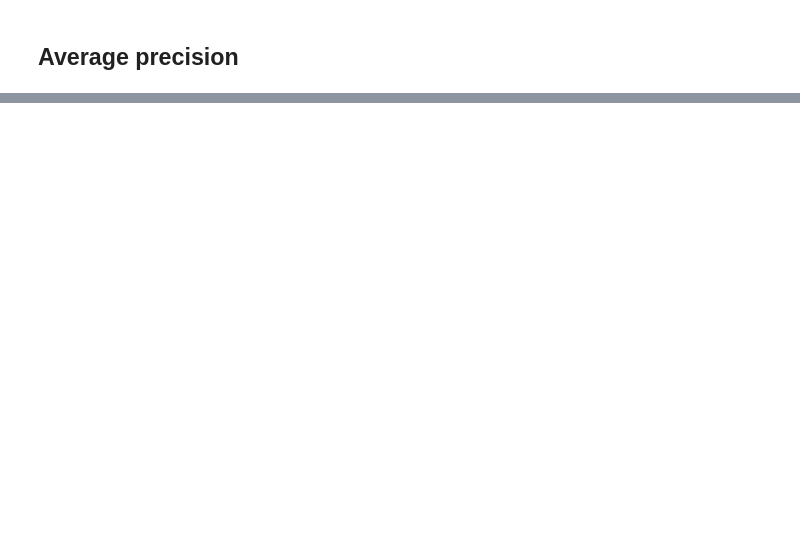
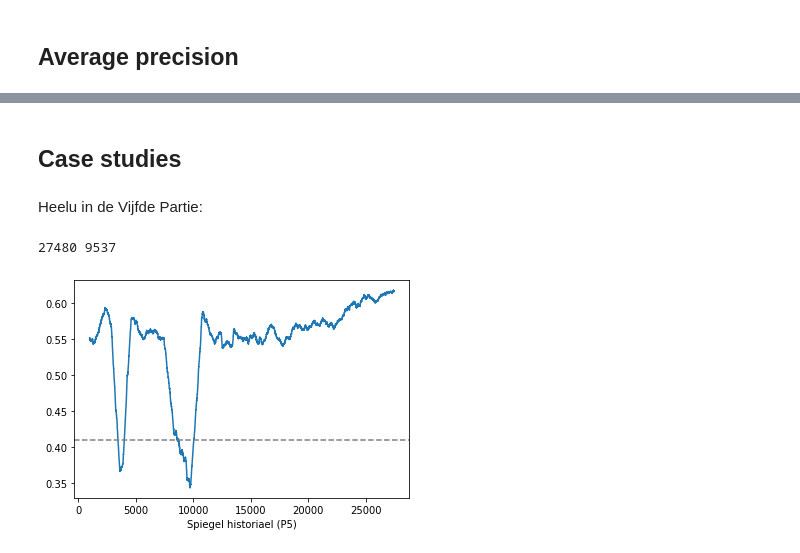
Before and after one commit to mikekestemont/zwerfverzen, a Jupyter notebook: notebooks/intertext.ipynb, the cells around one changed output, grey strips where cells are left out. Drawn from its saved outputs; the diff is of its cells as text; code cells hidden in the pictures; blank space fills up the shorter version.

Commit message:
intertext detection plots$

```diff
--- a/notebooks/intertext.ipynb
+++ b/notebooks/intertext.ipynb
@@ -448,0 +437,28 @@ scores.plot()
+# %% [markdown]
+## Case studies
+# %%
+def detector(title1, title2, rhyme_weight=.25, rolling_size=1000):
+    A = df[df['title'] == title1]
+    B = df[df['title'] == title2]
+
+    print(len(A), len(B))
+
+    AX = vec.transform(A['lemmas']) + rhyme_weight * vec.transform(A['rhyme'])
+    BX = vec.transform(B['lemmas']) + rhyme_weight * vec.transform(B['rhyme'])
+
+    all_distances = []
+    for ax in tqdm(AX):
+         all_distances.append(pairwise_distances(ax, BX, metric='cosine').min())
+
+    pd.Series(all_distances).rolling(rolling_size).mean().plot()
+    plt.axhline(1 - 0.59, ls='--', c='grey')
+    plt.xlabel(title1)
+    plt.ylabel('Distance to nearest neighbor in ' + title2)
+    return plt.gca()
+# %% [markdown]
+Heelu in de Vijfde Partie:
+# %%
+detector('Spiegel historiael (P5)', 'Rijmkroniek van Woeringen')
+# %% [output]
+27480 9537
+[figure, added]
```
Also changed, not shown: parts of 14 cells of this notebook.
